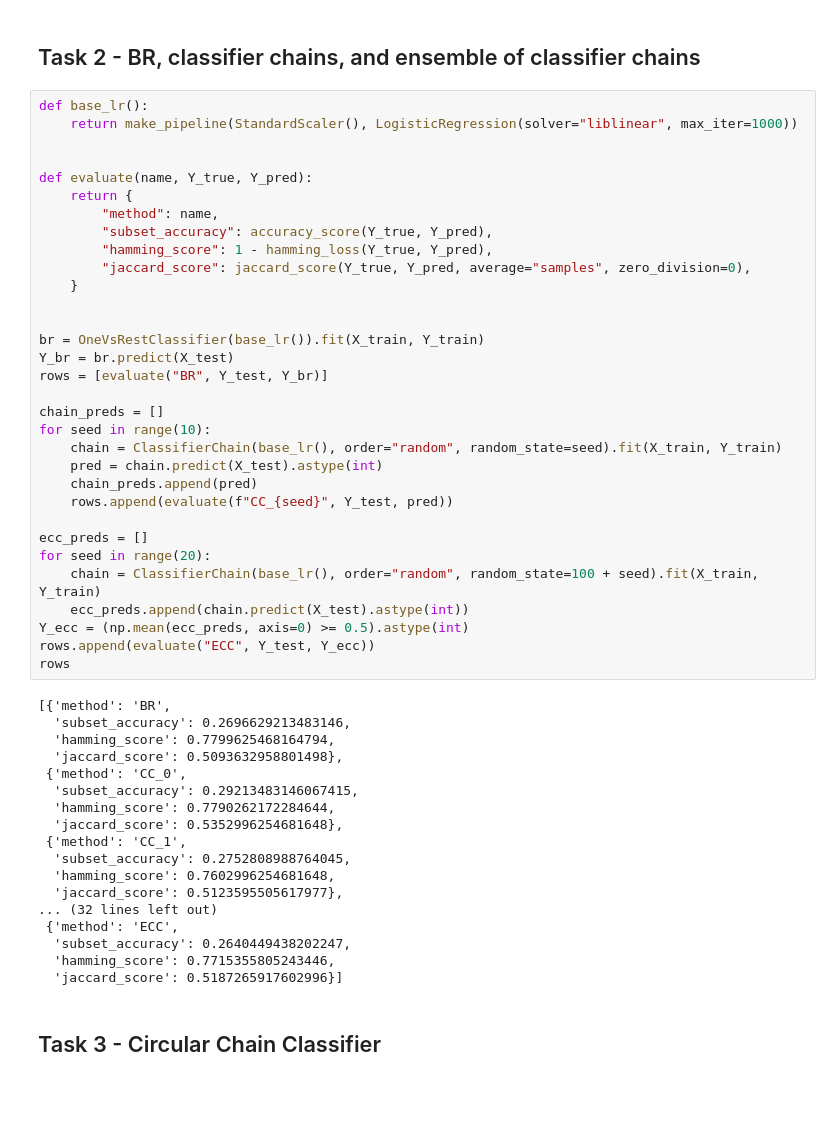
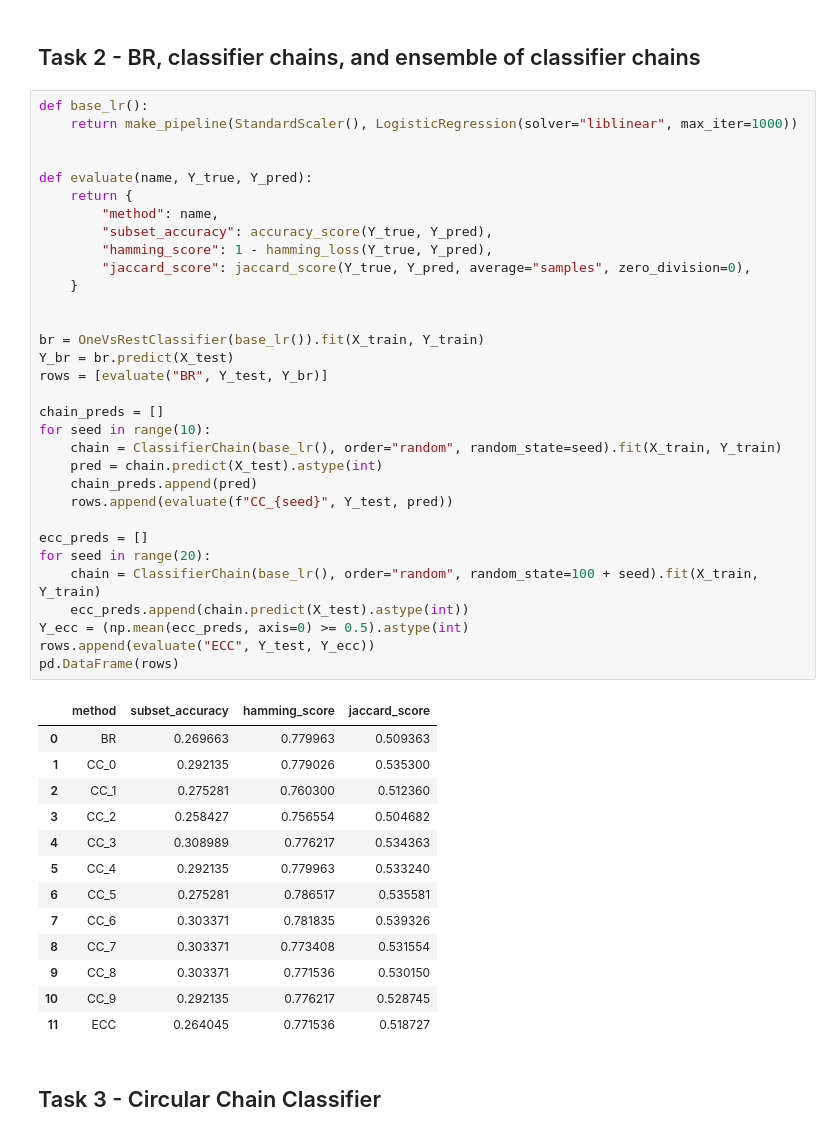
Before and after one commit to Valentine-456/AML_labs, a Jupyter notebook: lab14/notebooks/MultiLabelClassification.ipynb, the cells around one changed output. Saved outputs shown, nothing was run; the diff lists cells and outputs as text; blank space fills up the shorter version.

```diff
--- a/lab14/notebooks/MultiLabelClassification.ipynb
+++ b/lab14/notebooks/MultiLabelClassification.ipynb
@@ -65,51 +90,47 @@ def base_lr():
     return make_pipeline(StandardScaler(), LogisticRegression(solver="liblinear", max_iter=1000))
 
 
 def evaluate(name, Y_true, Y_pred):
     return {
         "method": name,
         "subset_accuracy": accuracy_score(Y_true, Y_pred),
         "hamming_score": 1 - hamming_loss(Y_true, Y_pred),
         "jaccard_score": jaccard_score(Y_true, Y_pred, average="samples", zero_division=0),
     }
 
 
 br = OneVsRestClassifier(base_lr()).fit(X_train, Y_train)
 Y_br = br.predict(X_test)
 rows = [evaluate("BR", Y_test, Y_br)]
 
 chain_preds = []
 for seed in range(10):
     chain = ClassifierChain(base_lr(), order="random", random_state=seed).fit(X_train, Y_train)
     pred = chain.predict(X_test).astype(int)
     chain_preds.append(pred)
     rows.append(evaluate(f"CC_{seed}", Y_test, pred))
 
 ecc_preds = []
 for seed in range(20):
     chain = ClassifierChain(base_lr(), order="random", random_state=100 + seed).fit(X_train, Y_train)
     ecc_preds.append(chain.predict(X_test).astype(int))
 Y_ecc = (np.mean(ecc_preds, axis=0) >= 0.5).astype(int)
 rows.append(evaluate("ECC", Y_test, Y_ecc))
-rows
+pd.DataFrame(rows)
 # %% [output]
-[{'method': 'BR',
-  'subset_accuracy': 0.2696629213483146,
-  'hamming_score': 0.7799625468164794,
-  'jaccard_score': 0.5093632958801498},
- {'method': 'CC_0',
-  'subset_accuracy': 0.29213483146067415,
-  'hamming_score': 0.7790262172284644,
-  'jaccard_score': 0.5352996254681648},
- {'method': 'CC_1',
-  'subset_accuracy': 0.2752808988764045,
-  'hamming_score': 0.7602996254681648,
-  'jaccard_score': 0.5123595505617977},
-... (32 lines left out)
- {'method': 'ECC',
-  'subset_accuracy': 0.2640449438202247,
-  'hamming_score': 0.7715355805243446,
-  'jaccard_score': 0.5187265917602996}]
+|  | method | subset_accuracy | hamming_score | jaccard_score |
+| 0 | BR | 0.269663 | 0.779963 | 0.509363 |
+| 1 | CC_0 | 0.292135 | 0.779026 | 0.535300 |
+| 2 | CC_1 | 0.275281 | 0.760300 | 0.512360 |
+| 3 | CC_2 | 0.258427 | 0.756554 | 0.504682 |
+| 4 | CC_3 | 0.308989 | 0.776217 | 0.534363 |
+| 5 | CC_4 | 0.292135 | 0.779963 | 0.533240 |
+| 6 | CC_5 | 0.275281 | 0.786517 | 0.535581 |
+| 7 | CC_6 | 0.303371 | 0.781835 | 0.539326 |
+| 8 | CC_7 | 0.303371 | 0.773408 | 0.531554 |
+| 9 | CC_8 | 0.303371 | 0.771536 | 0.530150 |
+| 10 | CC_9 | 0.292135 | 0.776217 | 0.528745 |
+| 11 | ECC | 0.264045 | 0.771536 | 0.518727 |
 # %% [markdown]
 ## Task 3 - Circular Chain Classifier
 # %%
```
Also changed, not shown: parts of 6 cells of this notebook, 1 other file.
